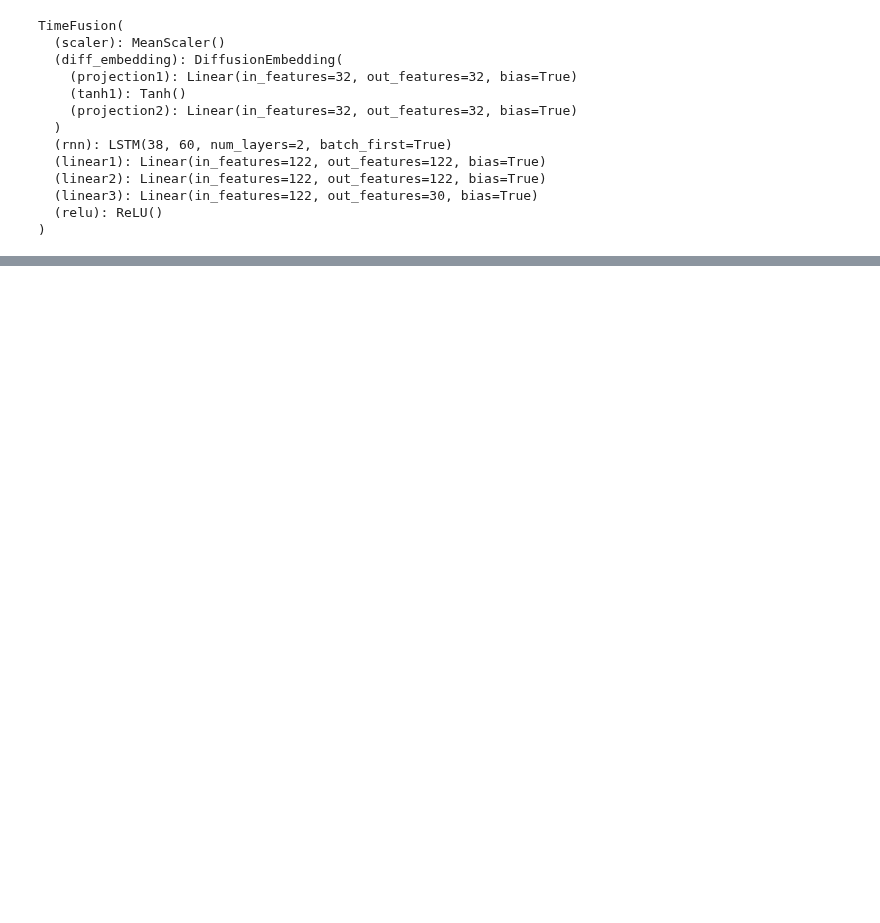
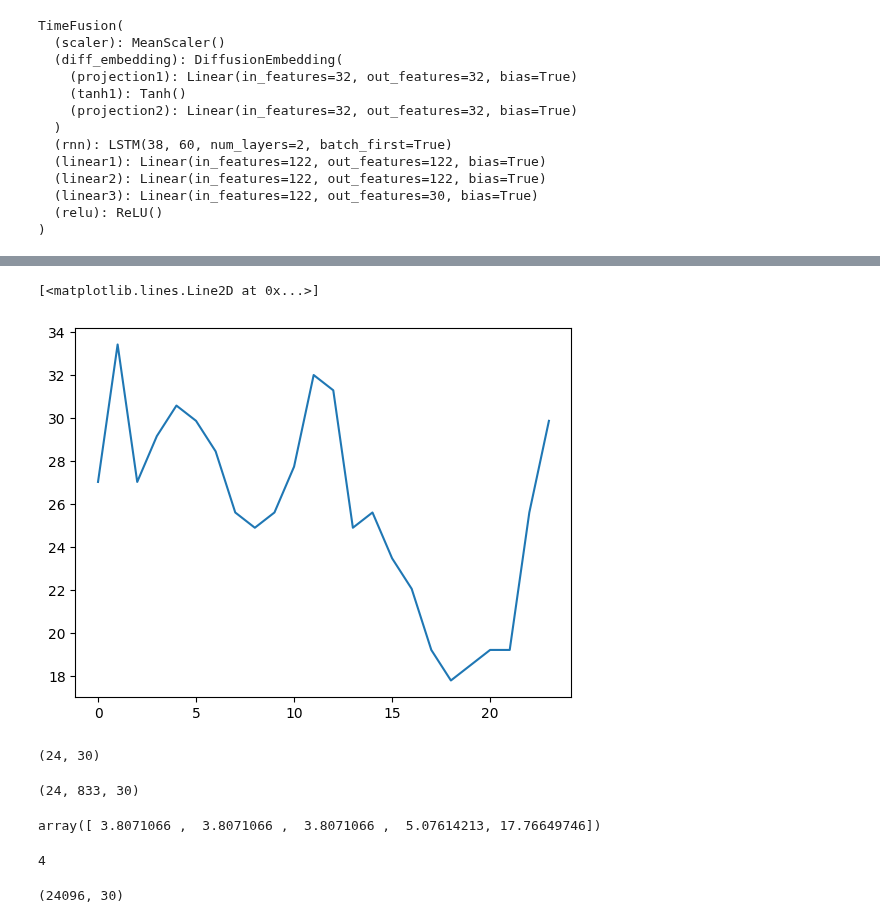
Before and after one commit to EdvardJSHolen/Final-Year-Project, a Jupyter notebook: TimeFusion/electricity.ipynb, the cells around one changed output, grey strips where cells are left out. Saved outputs shown, nothing was run; the diff lists cells and outputs as text; code cells hidden in the pictures; blank space fills up the shorter version.

```diff
--- a/TimeFusion/electricity.ipynb
+++ b/TimeFusion/electricity.ipynb
@@ -225,0 +315,27 @@ VAR: 34006.74061633052 CRPS_sum: 40.59405801888512
+# %%
+plt.plot(train_array[idx:idx+24,1])
+# %% [output]
+[<matplotlib.lines.Line2D at 0x...>]
+[figure, added]
+# %%
+x.sum(1).shape
+# %% [output]
+(24, 30)
+# %%
+np.array(x).shape
+# %% [output]
+(24, 833, 30)
+# %%
+train_array = train_data.to_numpy()
+
+train_array[:100:24,0]
+# %% [output]
+array([ 3.8071066 ,  3.8071066 ,  3.8071066 ,  5.07614213, 17.76649746])
+# %%
+idx % 24
+# %% [output]
+4
+# %%
+train_data.shape
+# %% [output]
+(24096, 30)
```
Also changed, not shown: parts of 14 cells of this notebook, 2 other files.
